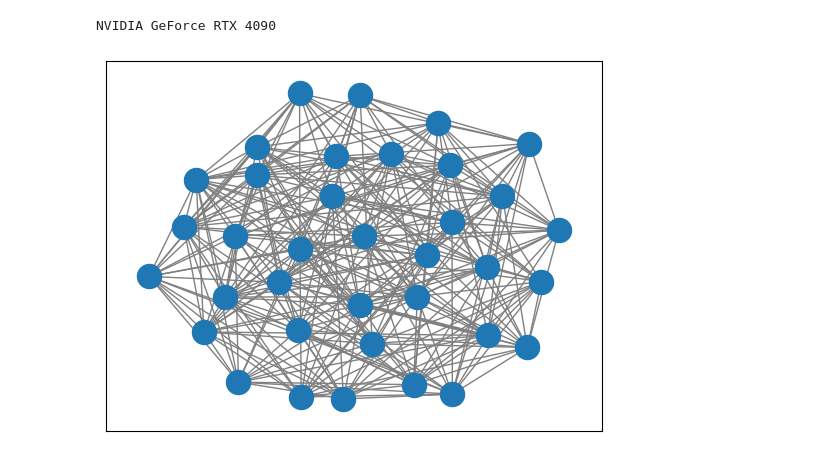
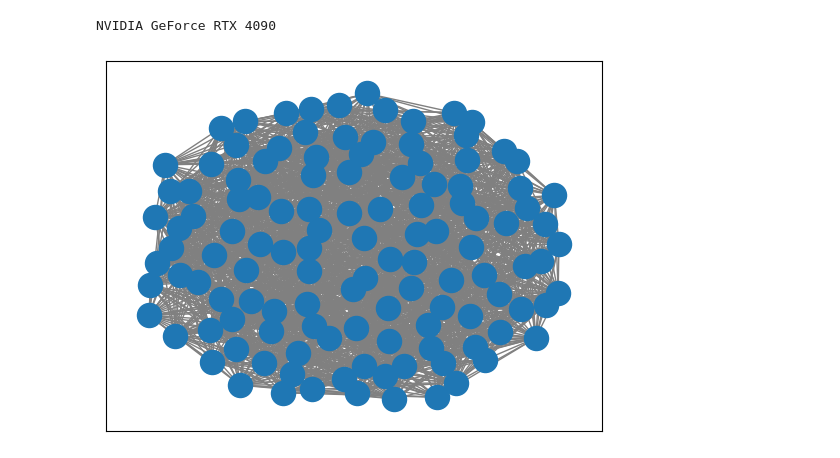
Before and after one commit to dipplestix/GNN, a Jupyter notebook: color_notebook.ipynb, the cells around one changed output. Saved outputs shown, nothing was run; the diff lists cells and outputs as text; code cells hidden in the pictures.

```diff
--- a/color_notebook.ipynb
+++ b/color_notebook.ipynb
@@ -128,11 +73,11 @@ class ColorNMP(nn.Module):
 # %%
 # Load and plot the graph
 
-graph = 'queen6_6.col'
+graph = 'queen11_11.col'
 n, edge_list, col_list = col_to_edge_list(f'data/input/COLOR/instances/{graph}')
 plot_coloring(edge_list)
 # %% [output]
-[figure, old version]
+[figure, new version]
 # %%
 import pandas as pd
 from tqdm.notebook import tqdm
```
Also changed, not shown: parts of 14 cells of this notebook, 3 other files.
